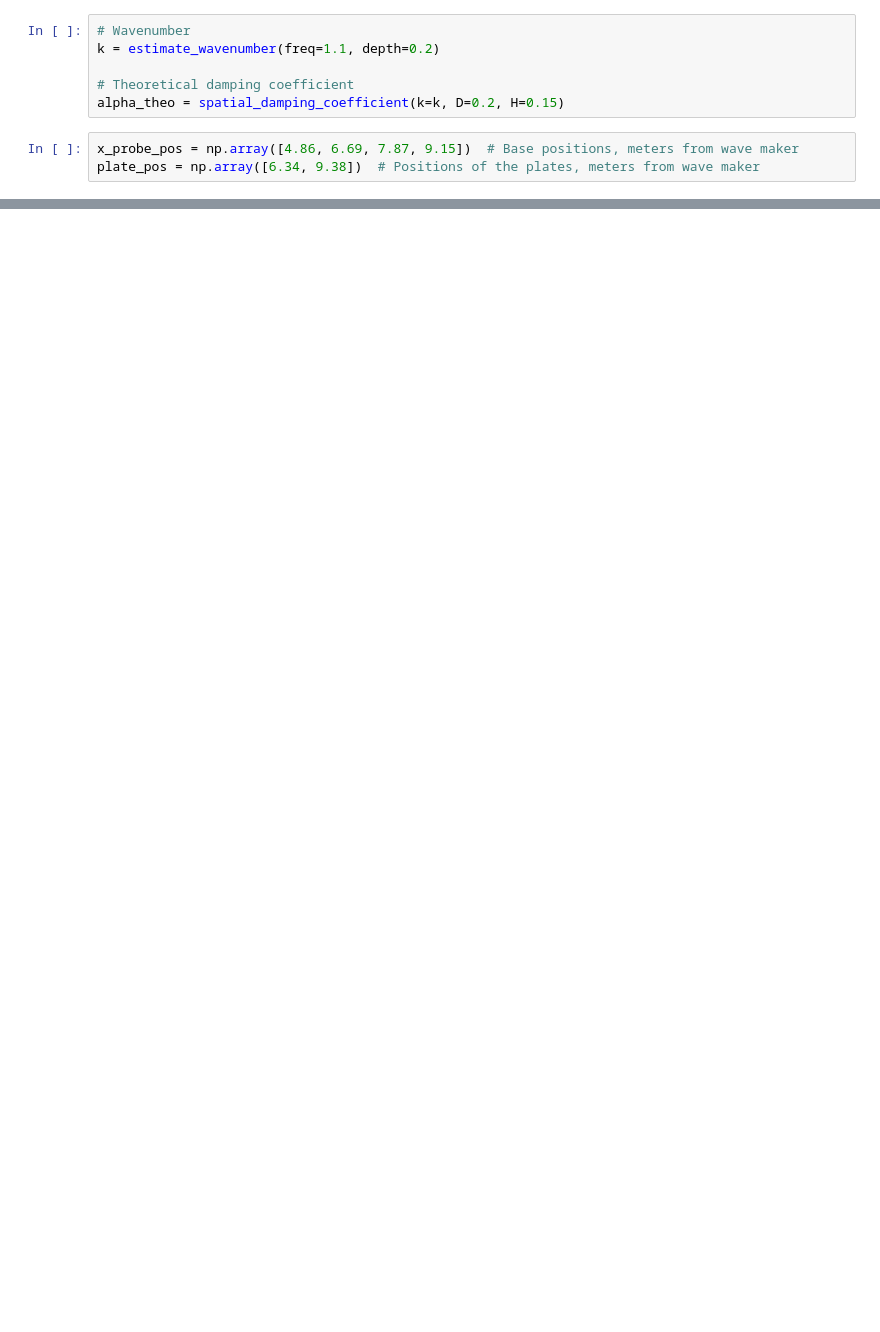
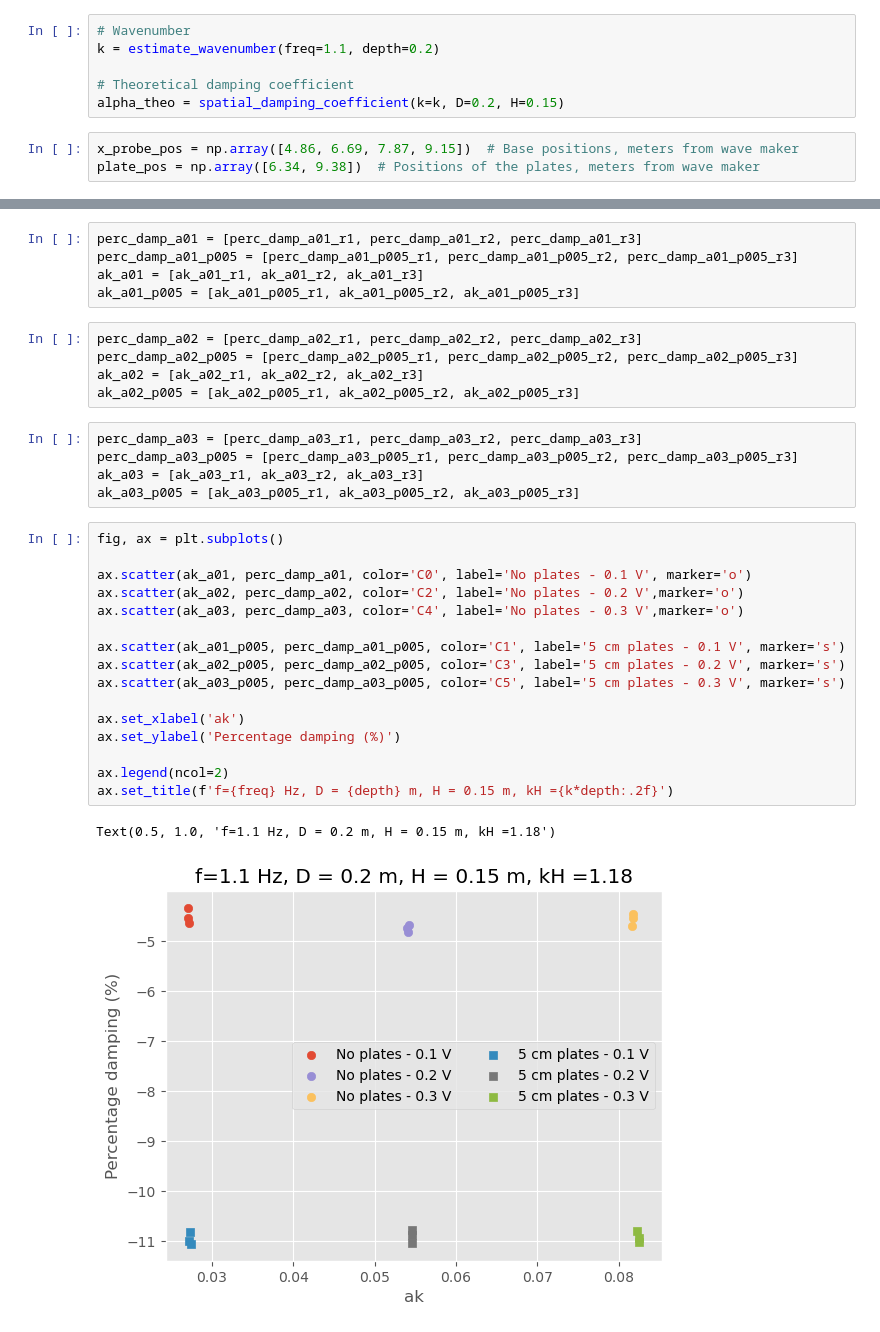
Before and after one commit to kjes4pres/Master_code, a Jupyter notebook: Lab/Analysis/a_20cm_f11.ipynb, the cells around one changed output, grey strips where cells are left out. Cells and saved outputs as stored; diff of their text form; blank space fills up the shorter version.

```diff
--- a/Lab/Analysis/a_20cm_f11.ipynb
+++ b/Lab/Analysis/a_20cm_f11.ipynb
@@ -121,3 +237,37 @@ A=0.3 V: No plates: -4.57 %, With 5 cm plates: -10.91 %
+# %%
+perc_damp_a01 = [perc_damp_a01_r1, perc_damp_a01_r2, perc_damp_a01_r3]
+perc_damp_a01_p005 = [perc_damp_a01_p005_r1, perc_damp_a01_p005_r2, perc_damp_a01_p005_r3]
+ak_a01 = [ak_a01_r1, ak_a01_r2, ak_a01_r3]
+ak_a01_p005 = [ak_a01_p005_r1, ak_a01_p005_r2, ak_a01_p005_r3]
+# %%
+perc_damp_a02 = [perc_damp_a02_r1, perc_damp_a02_r2, perc_damp_a02_r3]
+perc_damp_a02_p005 = [perc_damp_a02_p005_r1, perc_damp_a02_p005_r2, perc_damp_a02_p005_r3]
+ak_a02 = [ak_a02_r1, ak_a02_r2, ak_a02_r3]
+ak_a02_p005 = [ak_a02_p005_r1, ak_a02_p005_r2, ak_a02_p005_r3]
+# %%
+perc_damp_a03 = [perc_damp_a03_r1, perc_damp_a03_r2, perc_damp_a03_r3]
+perc_damp_a03_p005 = [perc_damp_a03_p005_r1, perc_damp_a03_p005_r2, perc_damp_a03_p005_r3]
+ak_a03 = [ak_a03_r1, ak_a03_r2, ak_a03_r3]
+ak_a03_p005 = [ak_a03_p005_r1, ak_a03_p005_r2, ak_a03_p005_r3]
+# %%
+fig, ax = plt.subplots()
+
+ax.scatter(ak_a01, perc_damp_a01, color='C0', label='No plates - 0.1 V', marker='o')
+ax.scatter(ak_a02, perc_damp_a02, color='C2', label='No plates - 0.2 V',marker='o')
+ax.scatter(ak_a03, perc_damp_a03, color='C4', label='No plates - 0.3 V',marker='o')
+
+ax.scatter(ak_a01_p005, perc_damp_a01_p005, color='C1', label='5 cm plates - 0.1 V', marker='s')
+ax.scatter(ak_a02_p005, perc_damp_a02_p005, color='C3', label='5 cm plates - 0.2 V', marker='s')
+ax.scatter(ak_a03_p005, perc_damp_a03_p005, color='C5', label='5 cm plates - 0.3 V', marker='s')
+
+ax.set_xlabel('ak')
+ax.set_ylabel('Percentage damping (%)')
+
+ax.legend(ncol=2)
+ax.set_title(f'f={freq} Hz, D = {depth} m, H = 0.15 m, kH ={k*depth:.2f}')
+# %% [output]
+Text(0.5, 1.0, 'f=1.1 Hz, D = 0.2 m, H = 0.15 m, kH =1.18')
+[figure, added]
 # %%
 print('Wave steepness (no plates):')
 for no, label in zip([a01, a02, a03], ['A=0.1 V', 'A=0.2 V', 'A=0.3 V']):
```
Also changed, not shown: parts of 9 cells of this notebook, 8 other files.
